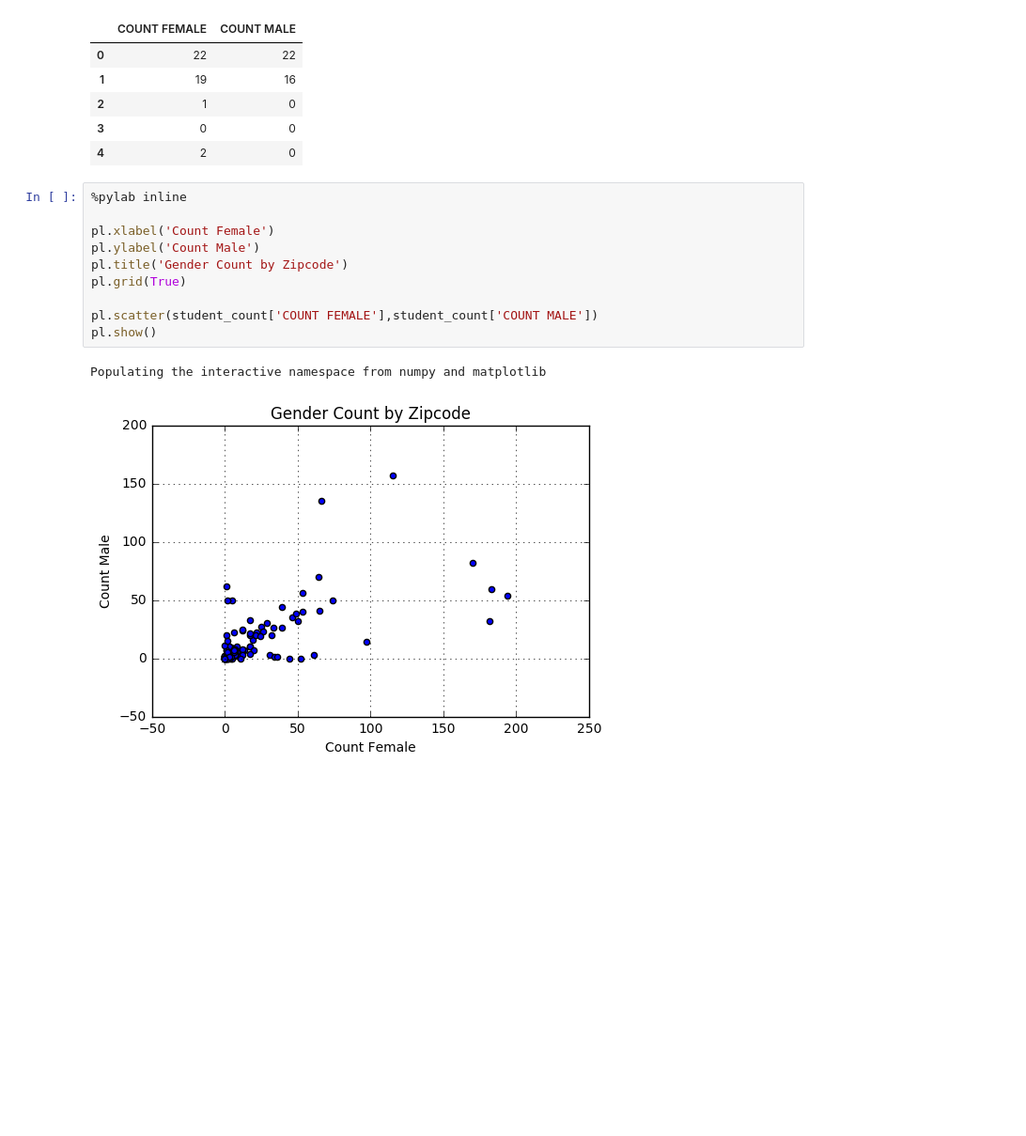
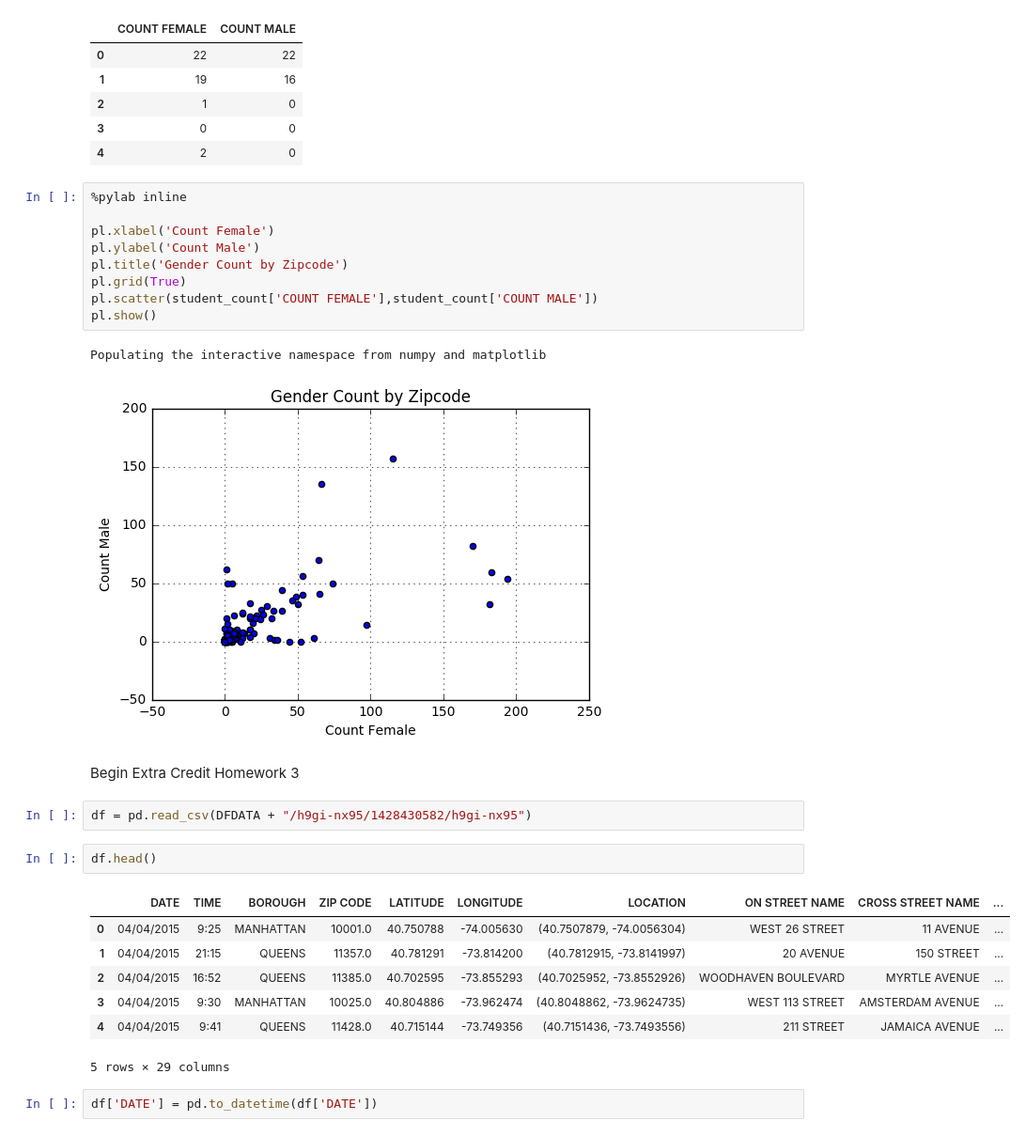
Before and after one commit to ep2247/PUI2017_ep2247, a Jupyter notebook: HW2_ep2247/HW2_3_ep2247.ipynb, the cells around one changed output. Shown: that part at 94% size. Drawn from its saved outputs; the diff is of its cells as text; blank space fills up the shorter version.

Commit message:
updat hw2 part3 with extra credit

```diff
--- a/HW2_ep2247/HW2_3_ep2247.ipynb
+++ b/HW2_ep2247/HW2_3_ep2247.ipynb
@@ -58,9 +48,24 @@ pl.xlabel('Count Female')
 pl.ylabel('Count Male')
 pl.title('Gender Count by Zipcode')
 pl.grid(True)
-
 pl.scatter(student_count['COUNT FEMALE'],student_count['COUNT MALE'])
 pl.show()
 # %% [output]
 Populating the interactive namespace from numpy and matplotlib
 [figure]
+# %% [markdown]
+Begin Extra Credit Homework 3
+# %%
+df = pd.read_csv(DFDATA + "/h9gi-nx95/1428430582/h9gi-nx95")
+# %%
+df.head()
+# %% [output]
+|  | DATE | TIME | BOROUGH | ZIP CODE | LATITUDE | LONGITUDE | LOCATION | ON STREET NAME | CROSS STREET NAME | ... |
+| 0 | 04/04/2015 | 9:25 | MANHATTAN | 10001.0 | 40.750788 | -74.005630 | (40.7507879, -74.0056304) | WEST 26 STREET | 11 AVENUE | ... |
+| 1 | 04/04/2015 | 21:15 | QUEENS | 11357.0 | 40.781291 | -73.814200 | (40.7812915, -73.8141997) | 20 AVENUE | 150 STREET | ... |
+| 2 | 04/04/2015 | 16:52 | QUEENS | 11385.0 | 40.702595 | -73.855293 | (40.7025952, -73.8552926) | WOODHAVEN BOULEVARD | MYRTLE AVENUE | ... |
+| 3 | 04/04/2015 | 9:30 | MANHATTAN | 10025.0 | 40.804886 | -73.962474 | (40.8048862, -73.9624735) | WEST 113 STREET | AMSTERDAM AVENUE | ... |
+| 4 | 04/04/2015 | 9:41 | QUEENS | 11428.0 | 40.715144 | -73.749356 | (40.7151436, -73.7493556) | 211 STREET | JAMAICA AVENUE | ... |
+5 rows × 29 columns
+# %%
+df['DATE'] = pd.to_datetime(df['DATE'])
```
Also changed, not shown: parts of 4 cells of this notebook.
